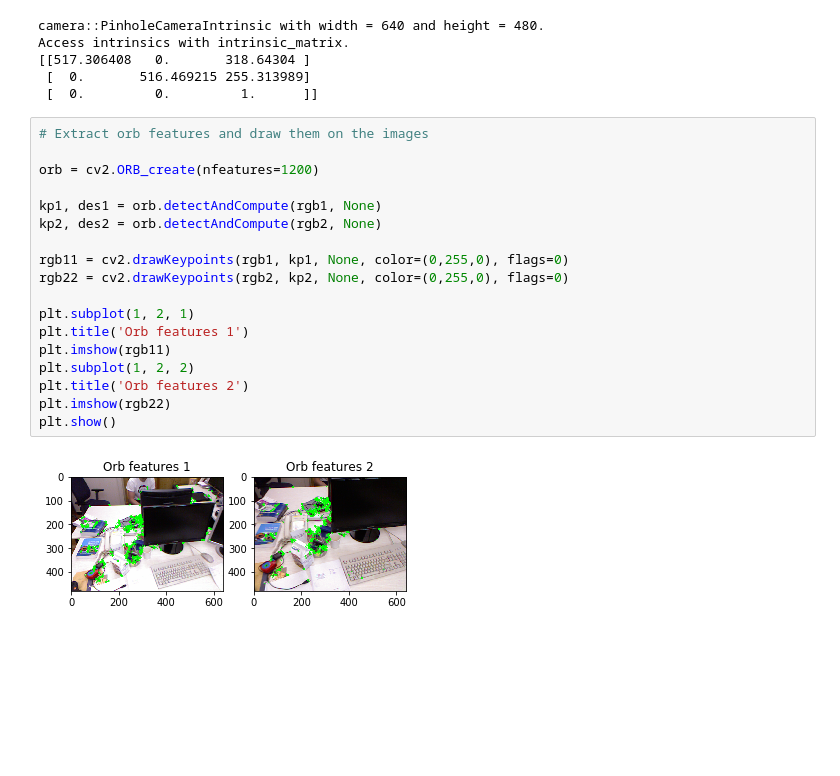
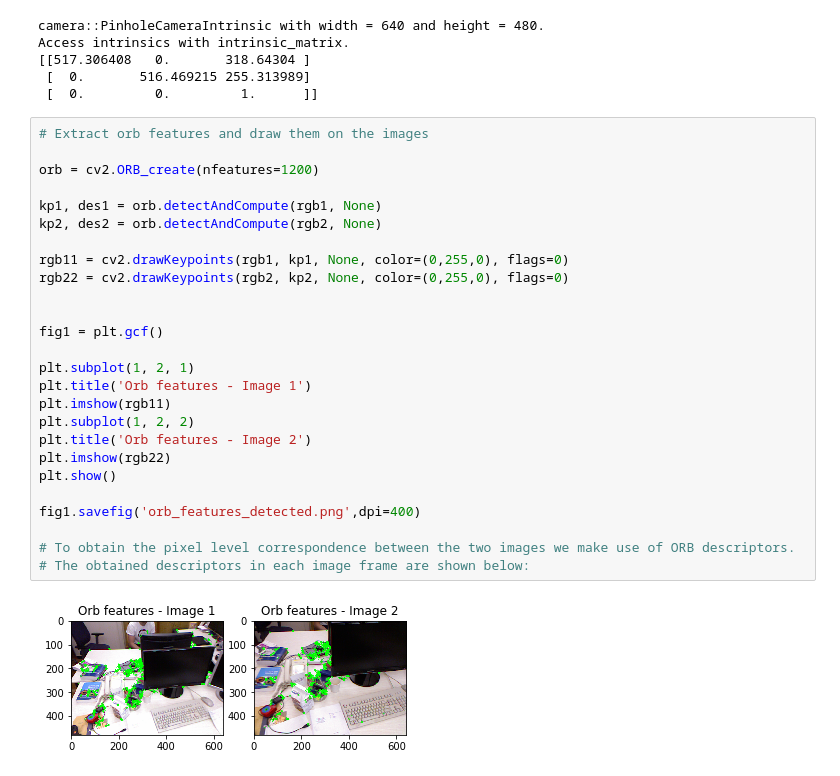
Before and after one commit to rufoliveira/visual_slam_assignment1, a Jupyter notebook: assignment1.ipynb, the cells around one changed output. Drawn from its saved outputs; the diff is of its cells as text; blank space fills up the shorter version.

```diff
--- a/assignment1.ipynb
+++ b/assignment1.ipynb
@@ -98,23 +102,31 @@ Access intrinsics with intrinsic_matrix.
 # %%
 # Extract orb features and draw them on the images
 
 orb = cv2.ORB_create(nfeatures=1200)
 
 kp1, des1 = orb.detectAndCompute(rgb1, None)
 kp2, des2 = orb.detectAndCompute(rgb2, None)
 
 rgb11 = cv2.drawKeypoints(rgb1, kp1, None, color=(0,255,0), flags=0)
 rgb22 = cv2.drawKeypoints(rgb2, kp2, None, color=(0,255,0), flags=0)
 
+
+fig1 = plt.gcf()
+
 plt.subplot(1, 2, 1)
-plt.title('Orb features 1')
+plt.title('Orb features - Image 1')
 plt.imshow(rgb11)
 plt.subplot(1, 2, 2)
-plt.title('Orb features 2')
+plt.title('Orb features - Image 2')
 plt.imshow(rgb22)
 plt.show()
+
+fig1.savefig('orb_features_detected.png',dpi=400)
+
+# To obtain the pixel level correspondence between the two images we make use of ORB descriptors.
+# The obtained descriptors in each image frame are shown below:
 # %% [output]
-[figure, old version]
+[figure, new version]
 # %%
 # Brute force matching, crossCheck flag is for reciprocal check.
 # Set it to false will results in more wrong matches.
```
Also changed, not shown: parts of 7 cells of this notebook, 6 other files.
